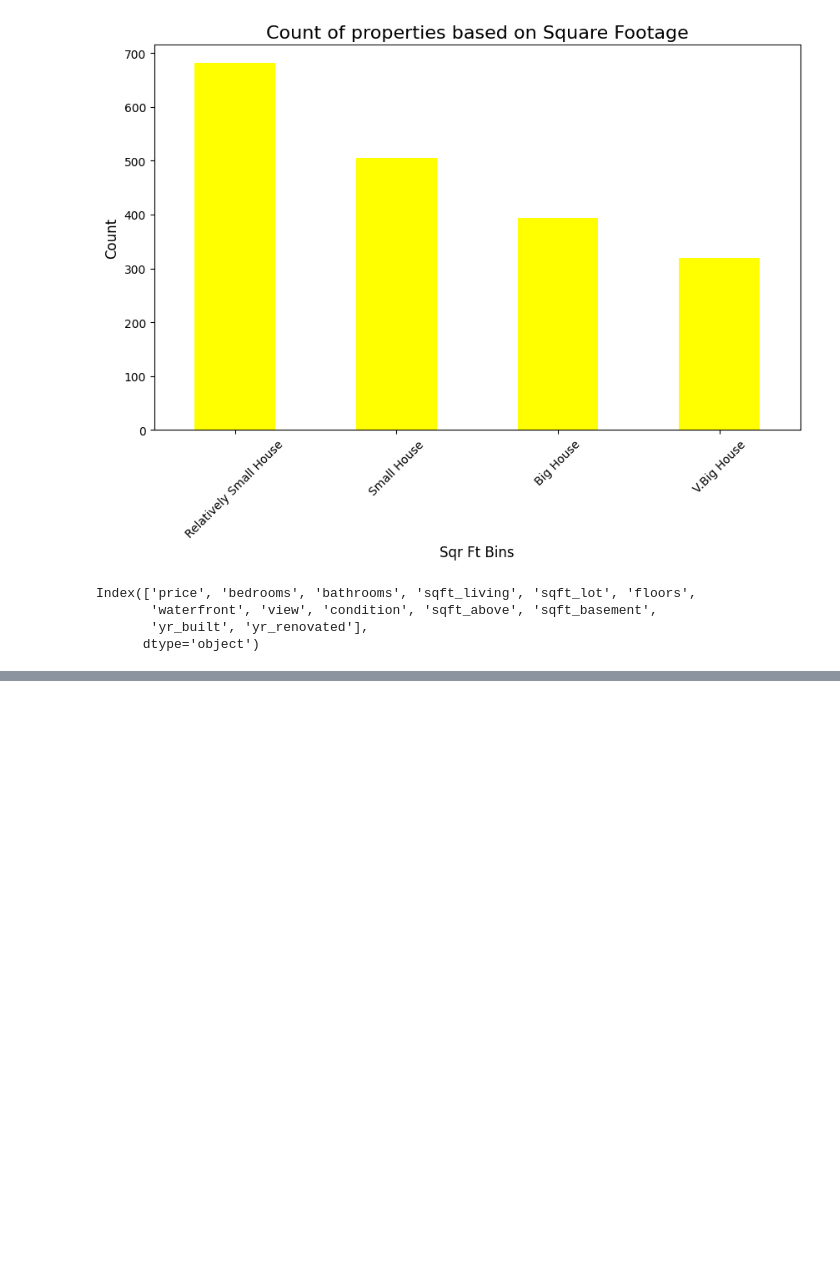
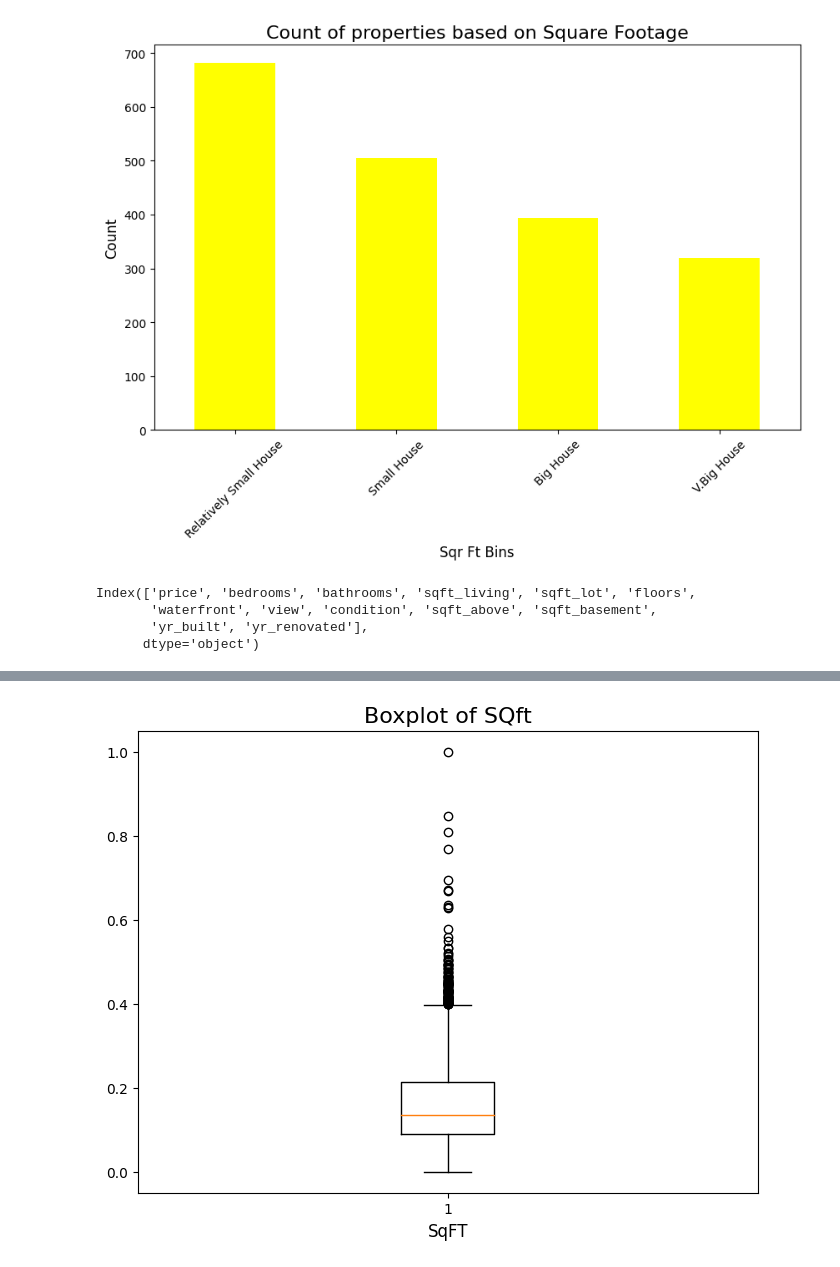
Before and after one commit to noelmt7/EX1, a Jupyter notebook: 2348538_EX1.ipynb, the cells around one changed output, grey strips where cells are left out. Drawn from its saved outputs; the diff is of its cells as text; code cells hidden in the pictures; blank space fills up the shorter version.

```diff
--- a/2348538_EX1.ipynb
+++ b/2348538_EX1.ipynb
@@ -161,12 +162,10 @@ plt.xticks(rotation=45)  # Rotate x-axis labels for better readability
 plt.show()
 # %% [output]
 [figure]
+# %%
+df1 = df.copy()
 # %%
-import pandas as pd
-
-
-numerical_columns = df.select_dtypes(include=['number']).columns
-
+numerical_columns = df1.select_dtypes(include=['number']).columns
 
 print(numerical_columns)
 # %% [output]
@@ -174,3 +173,9 @@ Index(['price', 'bedrooms', 'bathrooms', 'sqft_living', 'sqft_lot', 'floors',
        'waterfront', 'view', 'condition', 'sqft_above', 'sqft_basement',
        'yr_built', 'yr_renovated'],
       dtype='object')
+# %%
+from sklearn.preprocessing import MinMaxScaler
+scaler = MinMaxScaler()
+
+df1[numerical_columns] = scaler.fit_transform(df1[numerical_columns])
+df1.head()
@@ -176,0 +198,10 @@ Index(['price', 'bedrooms', 'bathrooms', 'sqft_living', 'sqft_lot', 'floors',
+# %%
+plt.figure(figsize=(8, 6))
+plt.boxplot(df1['sqft_above'])  # vert=False to create a horizontal boxplot
+plt.title('Boxplot of SQft', fontsize=16)
+plt.xlabel('SqFT', fontsize=12)
+
+# Show the plot
+plt.show()
+# %% [output]
+[figure, added]
```
Also changed, not shown: parts of 13 cells of this notebook.
